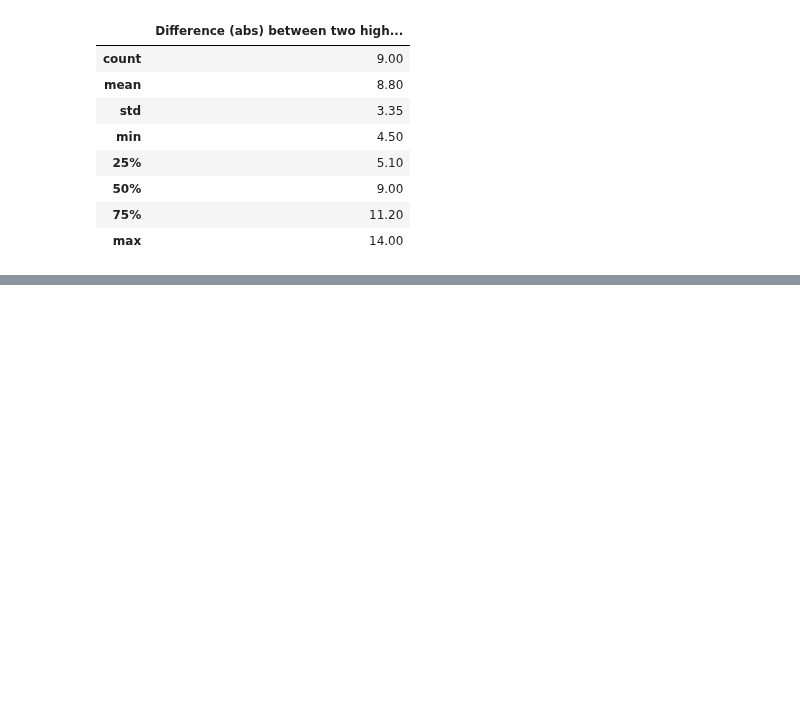
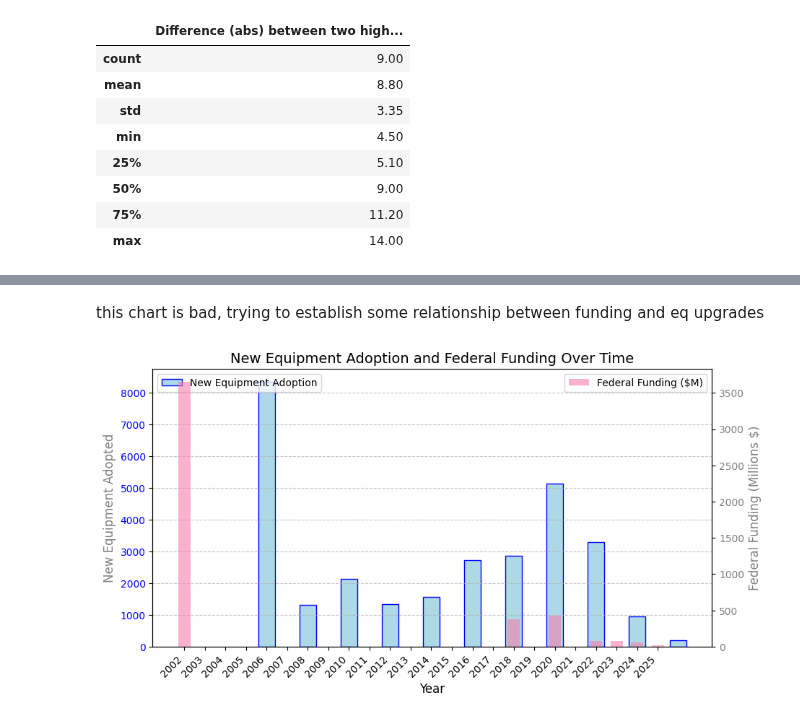
Before and after one commit to Bipartisan-Policy-Center/voting-equipment, a Jupyter notebook: analysis.ipynb, the cells around one changed output, grey strips where cells are left out. Saved outputs shown, nothing was run; the diff lists cells and outputs as text; code cells hidden in the pictures; blank space fills up the shorter version.

```diff
--- a/analysis.ipynb
+++ b/analysis.ipynb
@@ -398,0 +512,47 @@ peak_diffs_df.describe()
+# %% [markdown]
+this chart is bad, trying to establish some relationship between funding and eq upgrades
+# %%
+year_enacted = [2002, 2018, 2020, 2020, 2022, 2023, 2024, 2025]
+federal_funding_millions = [3650, 380, 400, 425, 75, 75, 55, 15]
+
+# Compute new equipment counts per year
+new_equipment_counts = voting_df.groupby("Year")["New Equipment"].sum()
+
+# Convert index to integers for consistent plotting
+new_equipment_counts.index = new_equipment_counts.index.astype(int)
+
+# Ensure all years are included in the x-axis range
+all_years = np.arange(min(year_enacted), max(year_enacted) + 1)
+
+# Align federal funding with years
+funding_dict = dict(zip(year_enacted, federal_funding_millions))
+funding_values = [funding_dict.get(year, 0) for year in all_years]  # Fill missing years with 0
+
+# Create figure and axes
+fig, ax1 = plt.subplots(figsize=(10, 5))
+
+# Primary y-axis (New Equipment Adoption)
+ax1.bar(new_equipment_counts.index, new_equipment_counts, color="lightblue", edgecolor="blue", label="New Equipment Adoption")
+ax1.set_xlabel("Year", fontsize=12)
+ax1.set_ylabel("New Equipment Adopted", fontsize=12, color="grey")
+ax1.tick_params(axis="y", labelcolor="blue")
+ax1.grid(axis="y", linestyle="--", alpha=0.7)
+
+# Secondary y-axis (Federal Funding)
+ax2 = ax1.twinx()
+ax2.bar(all_years, funding_values, color=pink, alpha=0.6, label="Federal Funding ($M)", width=0.6)
+ax2.set_ylabel("Federal Funding (Millions $)", fontsize=12, color="gray")
+ax2.tick_params(axis="y", labelcolor="gray")
+
+# Set x-axis to show all years
+ax1.set_xticks(all_years)
+ax1.set_xticklabels(all_years, rotation=45, ha="right")
+
+# Titles & Legends
+ax1.set_title("New Equipment Adoption and Federal Funding Over Time", fontsize=14)
+ax1.legend(loc="upper left")
+ax2.legend(loc="upper right")
+
+plt.show()
+# %% [output]
+[figure, added]
```
Also changed, not shown: parts of 13 cells of this notebook, 12 other files.
